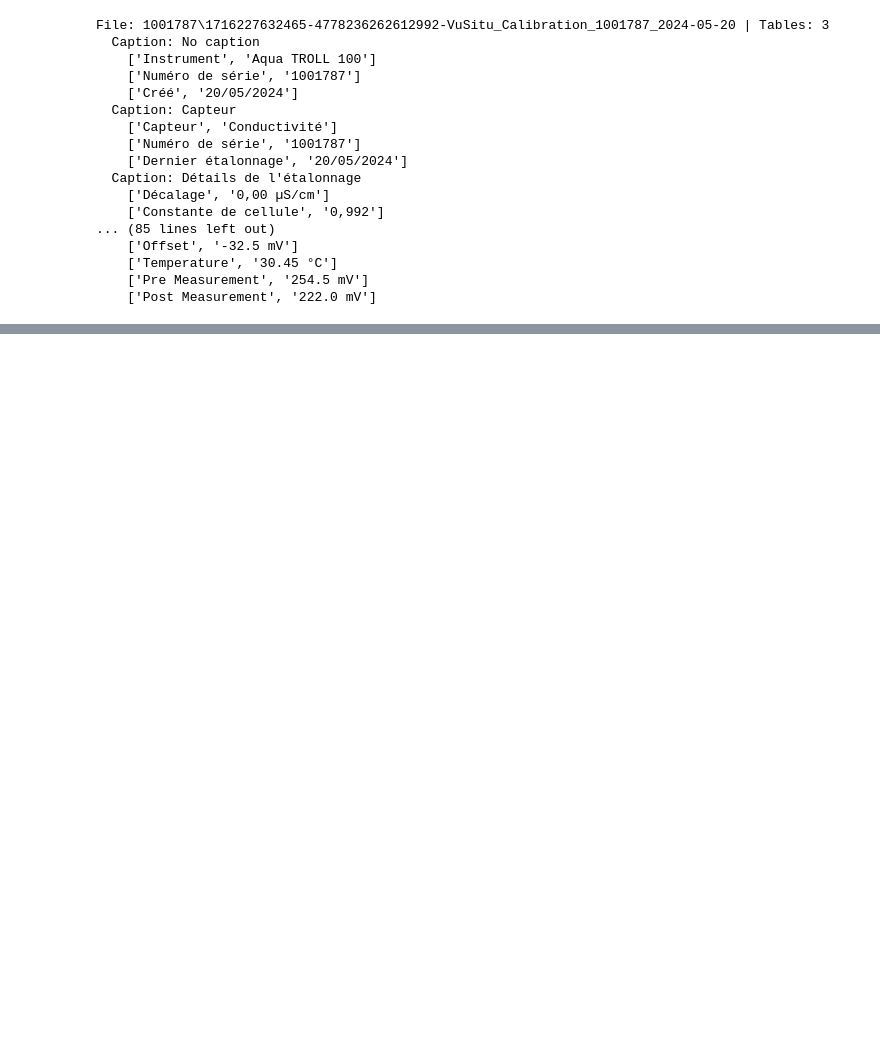
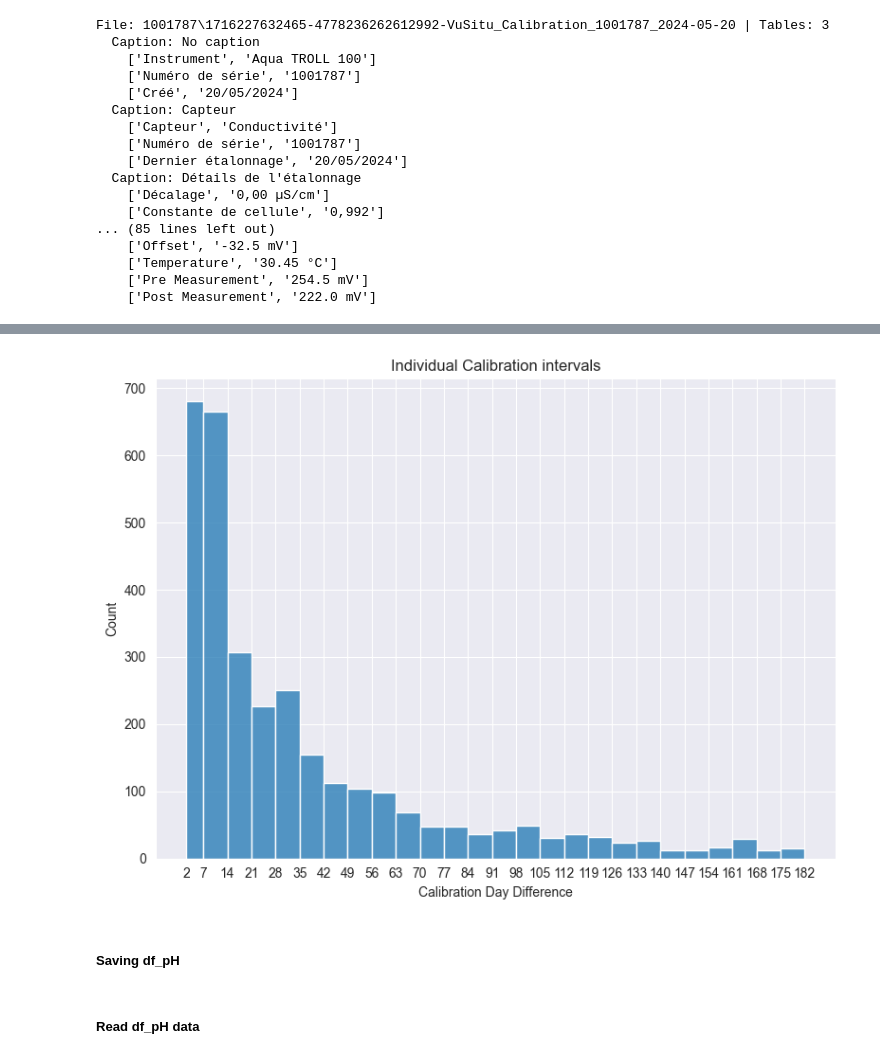
Before and after one commit to snehasasanapuri-insitu/calibration-prediction, a Jupyter notebook: calibration files_parser.ipynb, the cells around one changed output, grey strips where cells are left out. Drawn from its saved outputs; the diff is of its cells as text; code cells hidden in the pictures; blank space fills up the shorter version.

```diff
--- a/calibration files_parser.ipynb
+++ b/calibration files_parser.ipynb
@@ -232,0 +1059,3 @@ list(parsed_tables.items())[3]
+# %%
+df_pH = df.loc[df['pH_org_duplicate']=='False',
+        list(df.columns[0:3]) + list(df.columns[35:38])+['pH_org_duplicate']+pH_columns[:19]+['pH_Serial_Number']]
@@ -232,0 +1078,38 @@ list(parsed_tables.items())[3]
+# %%
+df_pH.loc[df_pH['pH_org_Last_Calibrated_Date']=='01/01/1970', 'pH_org_Last_Calibrated_Date'] = df_pH['Created']
+df_pH.loc[df_pH['pH_org_Last_Calibrated_Date']=='12/31/1969', 'pH_org_Last_Calibrated_Date'] = df_pH['Created']
+df_pH.loc[df_pH['pH_org_Last_Calibrated_Date']=='05/15/1970', 'pH_org_Last_Calibrated_Date'] = df_pH['Created']
+# %%
+df_pH['pH_org_Calibration_Details_Total_Calibration_Points'] = pd.to_numeric(
+    df_pH['pH_org_Calibration_Details_Total_Calibration_Points'],
+    errors='coerce'
+)
+# %%
+df_pH['pH_org_Last_Calibrated_Date'] = pd.to_datetime(
+    df_pH['pH_org_Last_Calibrated_Date'],
+    format='%m/%d/%Y',
+    errors='coerce'
+)
+df_pH.sort_values(by=['pH_Serial_Number', 'pH_org_Last_Calibrated_Date'], inplace=True)
+
+df_pH['pH_org_Calibration_Diff_Days'] = df_pH.groupby('pH_Serial_Number')['pH_org_Last_Calibrated_Date'].diff().dt.days
+# %%
+custom_bins = [2, 7, 14, 21, 28, 35, 42, 49, 56, 63, 70, 77, 84, 91, 98, 105, 112, 119, 126, 133, 140, 147, 154, 161, 168, 175, 182]
+
+# Plot histogram with custom bins
+plt.figure(figsize=(8, 6))
+sns.histplot(
+    data=df_pH,
+    x='pH_org_Calibration_Diff_Days',
+    bins=custom_bins
+)
+plt.xticks(custom_bins)
+plt.xlabel('Calibration Day Difference')
+plt.ylabel('Count')
+plt.title('Individual Calibration intervals')
+plt.tight_layout()
+plt.show()
+# %% [output]
+[figure, added]
+# %% [markdown]
+##### Saving df_pH
@@ -232,0 +1119,2 @@ list(parsed_tables.items())[3]
+# %% [markdown]
+##### Read df_pH data
```
Also changed, not shown: parts of 152 cells of this notebook, 14 other files.
